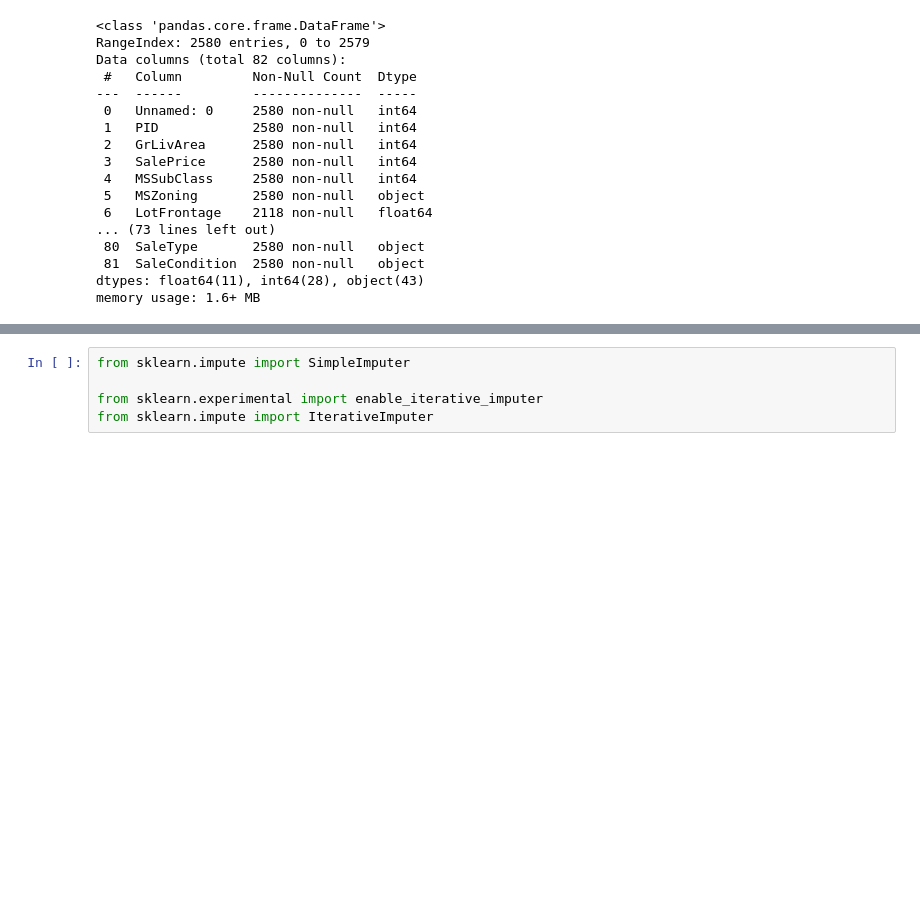
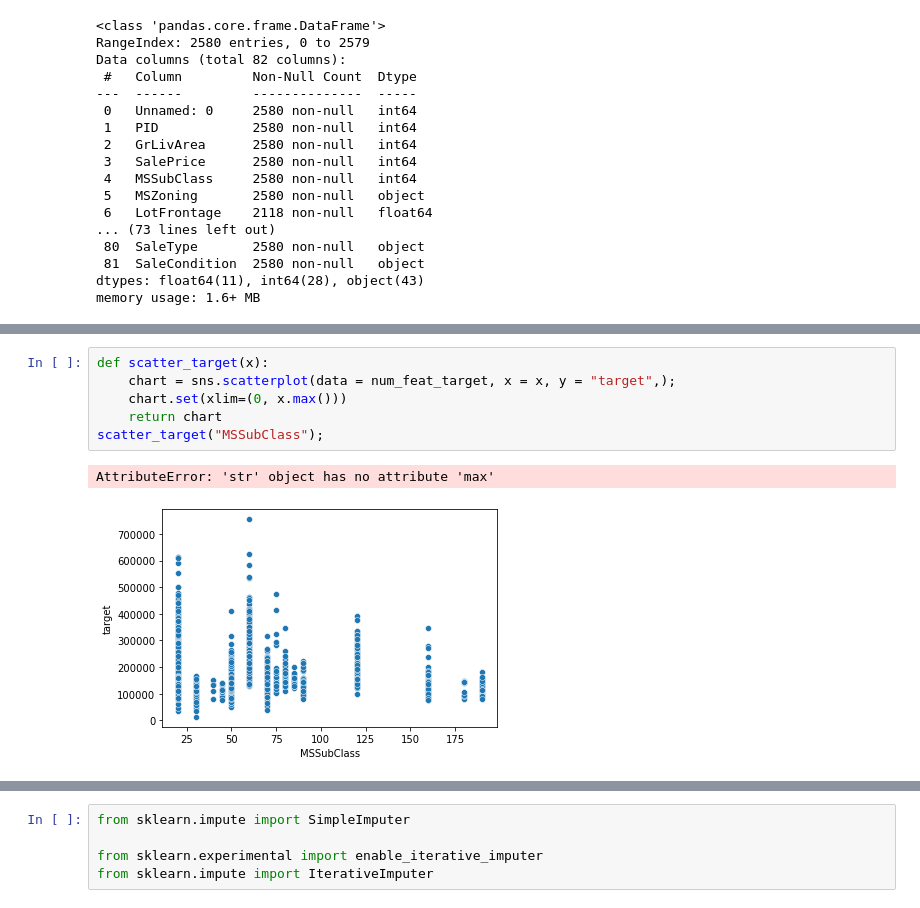
Before and after one commit to amandamanfredo1/Machine_Learning_Ames_Housing_Kaggle, a Jupyter notebook: Tigran_V/Tigran_V_JN.ipynb, the cells around one changed output, grey strips where cells are left out. Saved outputs shown, nothing was run; the diff lists cells and outputs as text; blank space fills up the shorter version.

```diff
--- a/Tigran_V/Tigran_V_JN.ipynb
+++ b/Tigran_V/Tigran_V_JN.ipynb
@@ -290,0 +459,9 @@ sns.heatmap(v)
+# %%
+def scatter_target(x):
+    chart = sns.scatterplot(data = num_feat_target, x = x, y = "target",);
+    chart.set(xlim=(0, x.max()))
+    return chart
+scatter_target("MSSubClass");
+# %% [output]
+AttributeError: 'str' object has no attribute 'max'
+[figure, added]
```
Also changed, not shown: parts of 29 cells of this notebook.
